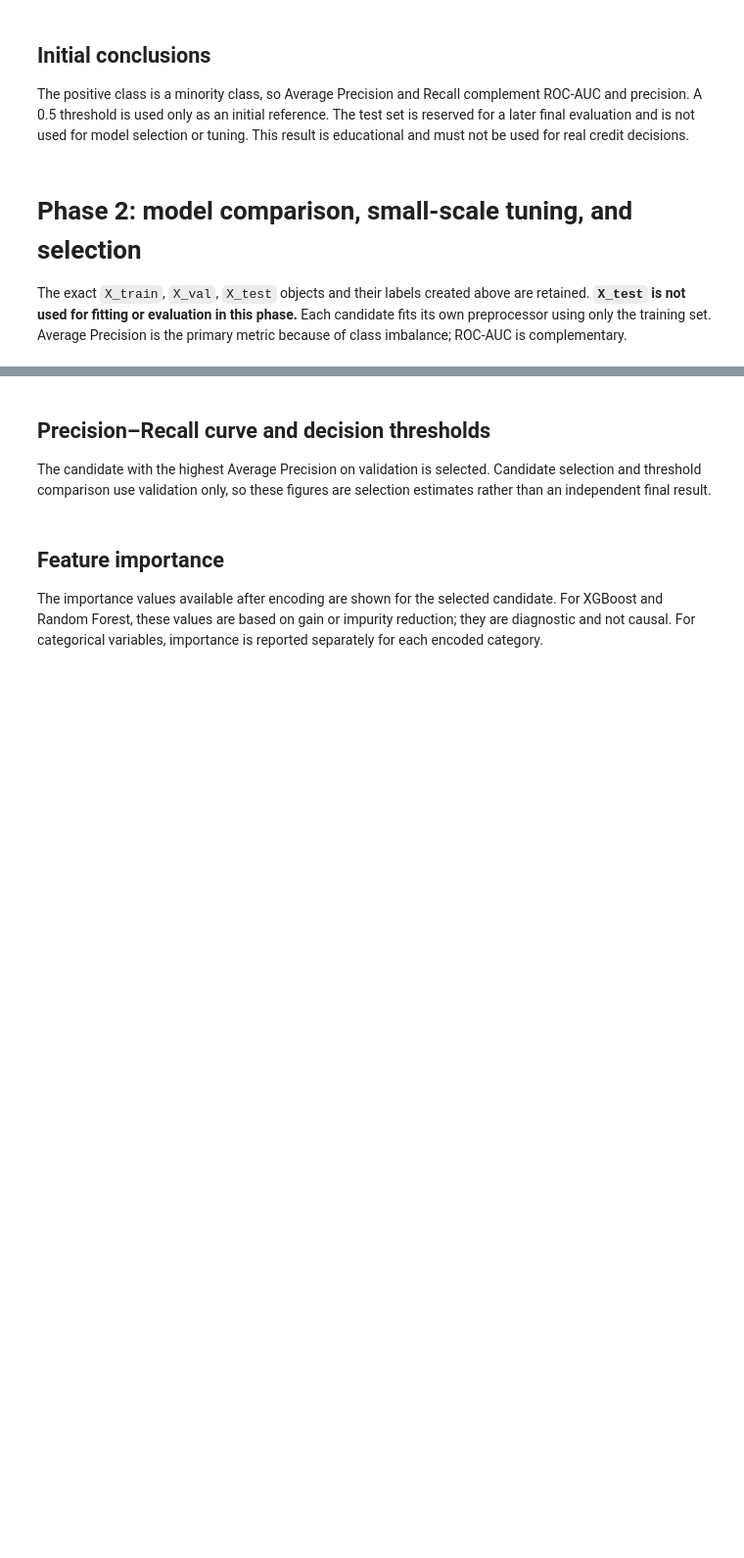
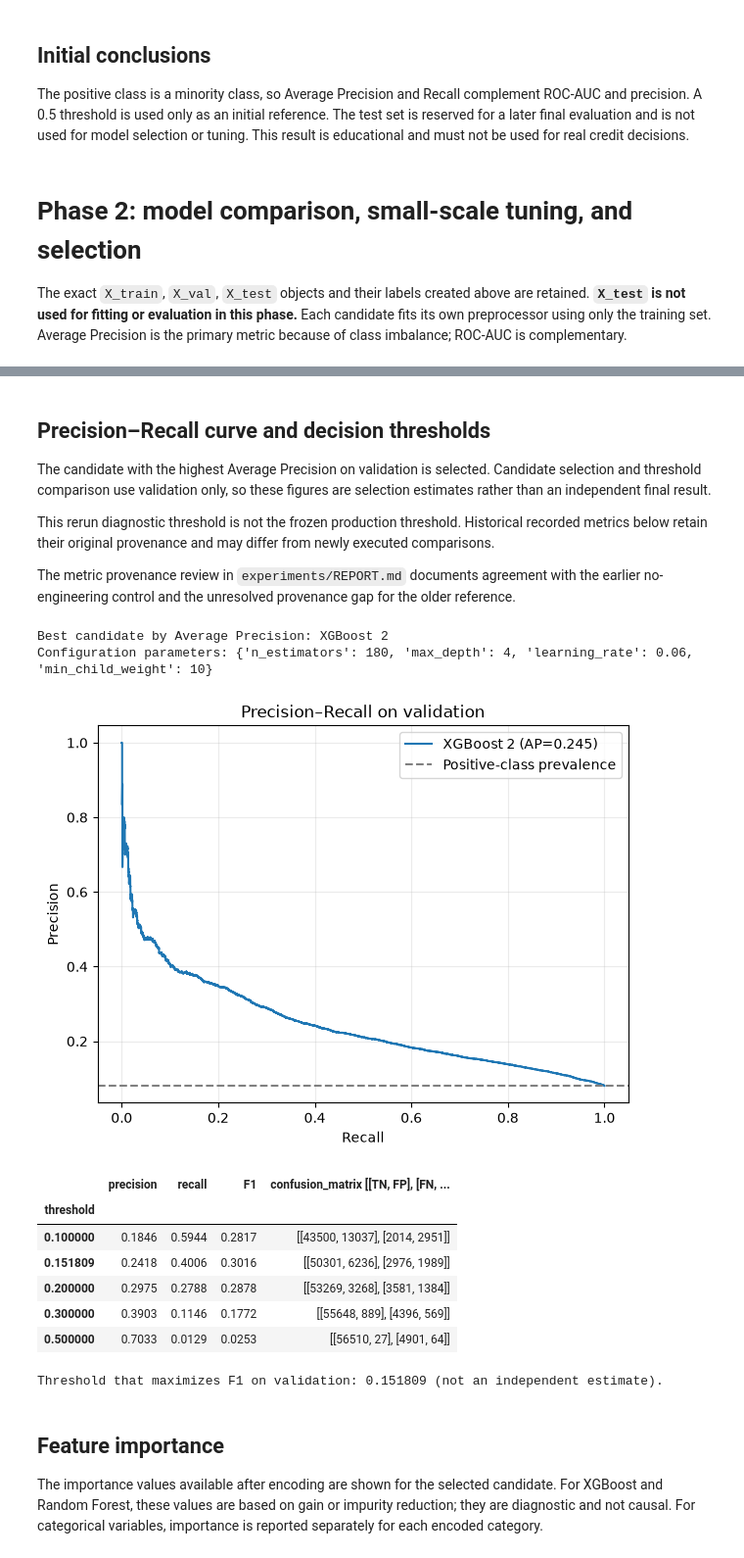
Before and after one commit to LE0ST/home-credit-risk-api, a Jupyter notebook: notebook.ipynb, the cells around one changed output, grey strips where cells are left out. Shown at 98% size. Saved outputs shown, nothing was run; the diff lists cells and outputs as text; code cells hidden in the pictures; blank space fills up the shorter version.

```diff
--- a/notebook.ipynb
+++ b/notebook.ipynb
@@ -237,11 +270,11 @@ for i, params in enumerate(xgb_settings, start=1):
                       n_jobs=2, random_state=42, eval_metric="logloss",
                       objective="binary:logistic"), params)
 
-comparison = pd.DataFrame(fit_rows).set_index("modelo")
+comparison = pd.DataFrame(fit_rows).set_index("model")
 baseline_scores = candidates["Logistic Regression (baseline)"][2]
 baseline_row = pd.DataFrame([{"ROC-AUC": roc_auc_score(y_val, baseline_scores),
     "Average Precision": average_precision_score(y_val, baseline_scores),
-    "segundos_fit": np.nan, "rss_after_fit_mib": np.nan, "rss_delta_fit_mib": np.nan}],
+    "fit_seconds": np.nan, "rss_after_fit_mib": np.nan, "rss_delta_fit_mib": np.nan}],
     index=["Logistic Regression (baseline)"])
 comparison = pd.concat([baseline_row, comparison])
 comparison["parameters"] = [str(candidates[name][1]) for name in comparison.index]
@@ -251,36 +292,52 @@ print(f"Current RSS after fitting (MiB): {process.memory_info().rss/1024**2:.1f}
 ## Precision–Recall curve and decision thresholds
 
 The candidate with the highest Average Precision on validation is selected. Candidate selection and threshold comparison use validation only, so these figures are selection estimates rather than an independent final result.
+
+This rerun diagnostic threshold is not the frozen production threshold. Historical recorded metrics below retain their original provenance and may differ from newly executed comparisons.
+
+The metric provenance review in `experiments/REPORT.md` documents agreement with the earlier no-engineering control and the unresolved provenance gap for the older reference.
 # %%
 ranked = comparison.sort_values("Average Precision", ascending=False)
 best_name = ranked.index[0]
 best_model, best_params, best_probability = candidates[best_name]
 print("Best candidate by Average Precision:", best_name)
 print("Configuration parameters:", best_params)
 precision_curve, recall_curve, pr_thresholds = precision_recall_curve(y_val, best_probability)
 plt.figure(figsize=(7, 5))
 plt.plot(recall_curve, precision_curve, label=f"{best_name} (AP={average_precision_score(y_val, best_probability):.3f})")
 plt.axhline(y_val.mean(), linestyle="--", color="gray", label="Positive-class prevalence")
-plt.xlabel("Recall"); plt.ylabel("Precision"); plt.title("Precision–Recall en validation")
+plt.xlabel("Recall"); plt.ylabel("Precision"); plt.title("Precision–Recall on validation")
 plt.legend(); plt.grid(alpha=0.25); plt.show()
 
 # Compare predefined thresholds and the threshold that maximizes F1 on validation.
 f1_values = 2 * precision_curve[:-1] * recall_curve[:-1] / np.maximum(precision_curve[:-1] + recall_curve[:-1], 1e-12)
 best_f1_threshold = float(pr_thresholds[np.argmax(f1_values)])
 thresholds = [0.10, 0.20, 0.30, 0.50, best_f1_threshold]
 threshold_rows = []
 for threshold in sorted(set(round(t, 6) for t in thresholds)):
     pred = (best_probability >= threshold).astype("int8")
     threshold_rows.append({
         "threshold": threshold,
         "precision": precision_score(y_val, pred, zero_division=0),
         "recall": recall_score(y_val, pred, zero_division=0),
         "F1": f1_score(y_val, pred, zero_division=0),
         "confusion_matrix [[TN, FP], [FN, TP]]": confusion_matrix(y_val, pred, labels=[0,1]).tolist(),
     })
 threshold_table = pd.DataFrame(threshold_rows).set_index("threshold")
 display(threshold_table.round(4))
 print(f"Threshold that maximizes F1 on validation: {best_f1_threshold:.6f} (not an independent estimate).")
+# %% [output]
+Best candidate by Average Precision: XGBoost 2
+Configuration parameters: {'n_estimators': 180, 'max_depth': 4, 'learning_rate': 0.06, 'min_child_weight': 10}
+[figure, added]
+|  | precision | recall | F1 | confusion_matrix [[TN, FP], [FN, ... |
+| threshold |  |  |  |  |
+| 0.100000 | 0.1846 | 0.5944 | 0.2817 | [[43500, 13037], [2014, 2951]] |
+| 0.151809 | 0.2418 | 0.4006 | 0.3016 | [[50301, 6236], [2976, 1989]] |
+| 0.200000 | 0.2975 | 0.2788 | 0.2878 | [[53269, 3268], [3581, 1384]] |
+| 0.300000 | 0.3903 | 0.1146 | 0.1772 | [[55648, 889], [4396, 569]] |
+| 0.500000 | 0.7033 | 0.0129 | 0.0253 | [[56510, 27], [4901, 64]] |
+Threshold that maximizes F1 on validation: 0.151809 (not an independent estimate).
 # %% [markdown]
 ## Feature importance
 
```
Also changed, not shown: parts of 8 cells of this notebook, 8 other files.
